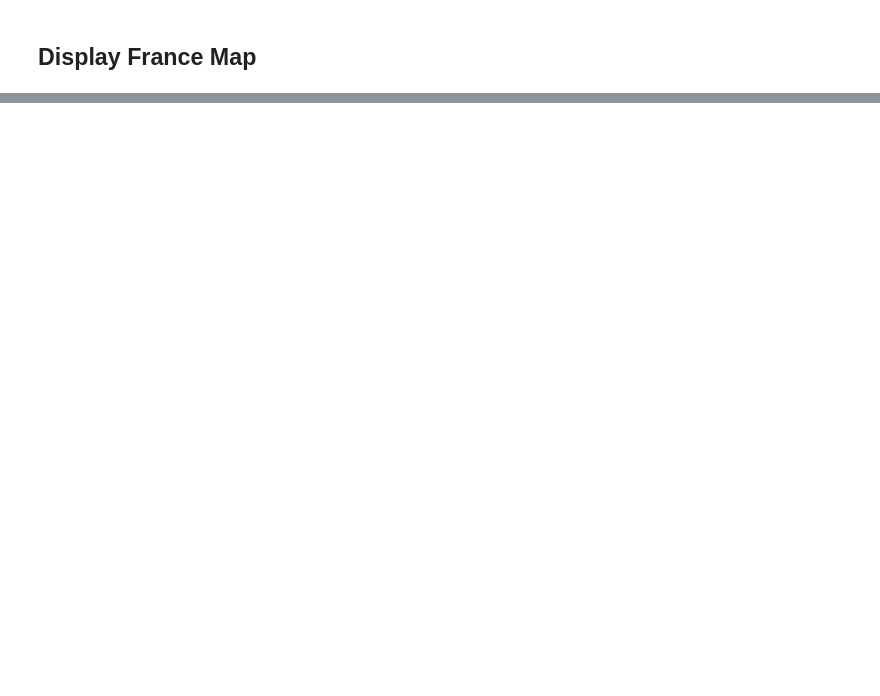
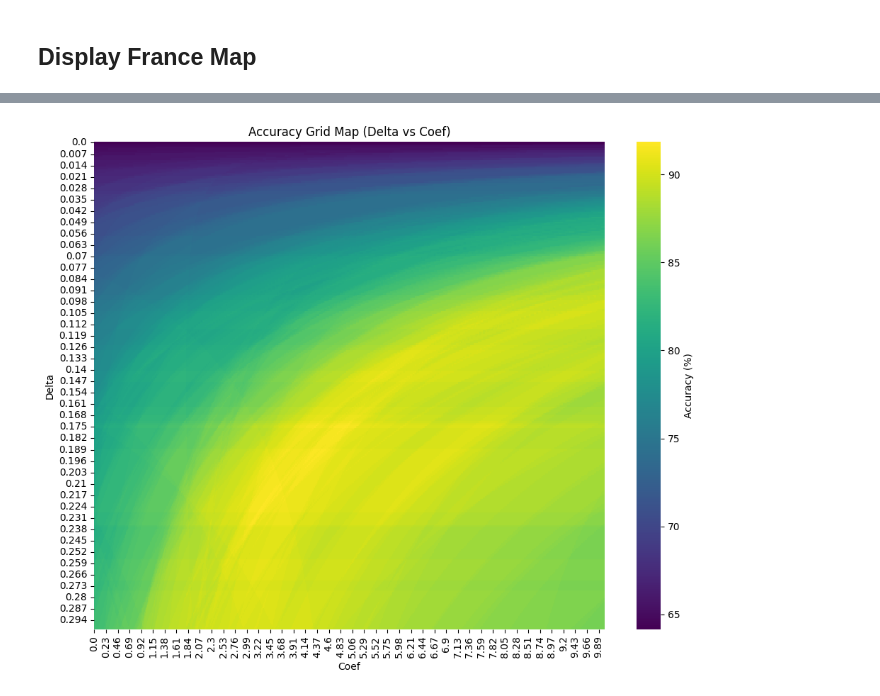
Before and after one commit to tomasoignons/legislatives-predictions, a Jupyter notebook: main.ipynb, the cells around one changed output, grey strips where cells are left out. Saved outputs shown, nothing was run; the diff lists cells and outputs as text; code cells hidden in the pictures; blank space fills up the shorter version.

```diff
--- a/main.ipynb
+++ b/main.ipynb
@@ -264,9 +229,9 @@ columns_to_keep = [
     "lrecon_dissent",
 ]
 
-columns_to_keep = [
-    'lrgen'
-]
+# columns_to_keep = [
+#     'anti_islam_rhetoric'
+# ]
 # reduce the columns to keep the ones in column to keep, as well as party
 political_views = political_views[["party"] + columns_to_keep]
 
@@ -1039,0 +1186,13 @@ print(f"Saved {summary_path}")
+# %%
+import seaborn as sns
+
+plt.figure(figsize=(10, 8))
+sns.heatmap(accuracy_matrix_df, cmap="viridis", cbar_kws={'label': 'Accuracy (%)'})
+plt.title("Accuracy Grid Map (Delta vs Coef)")
+plt.xlabel("Coef")
+plt.ylabel("Delta")
+plt.tight_layout()
+plt.savefig("./output/grid_map_2024.png")
+plt.show()
+# %% [output]
+[figure, added]
```
Also changed, not shown: parts of 14 cells of this notebook, 15 other files.
